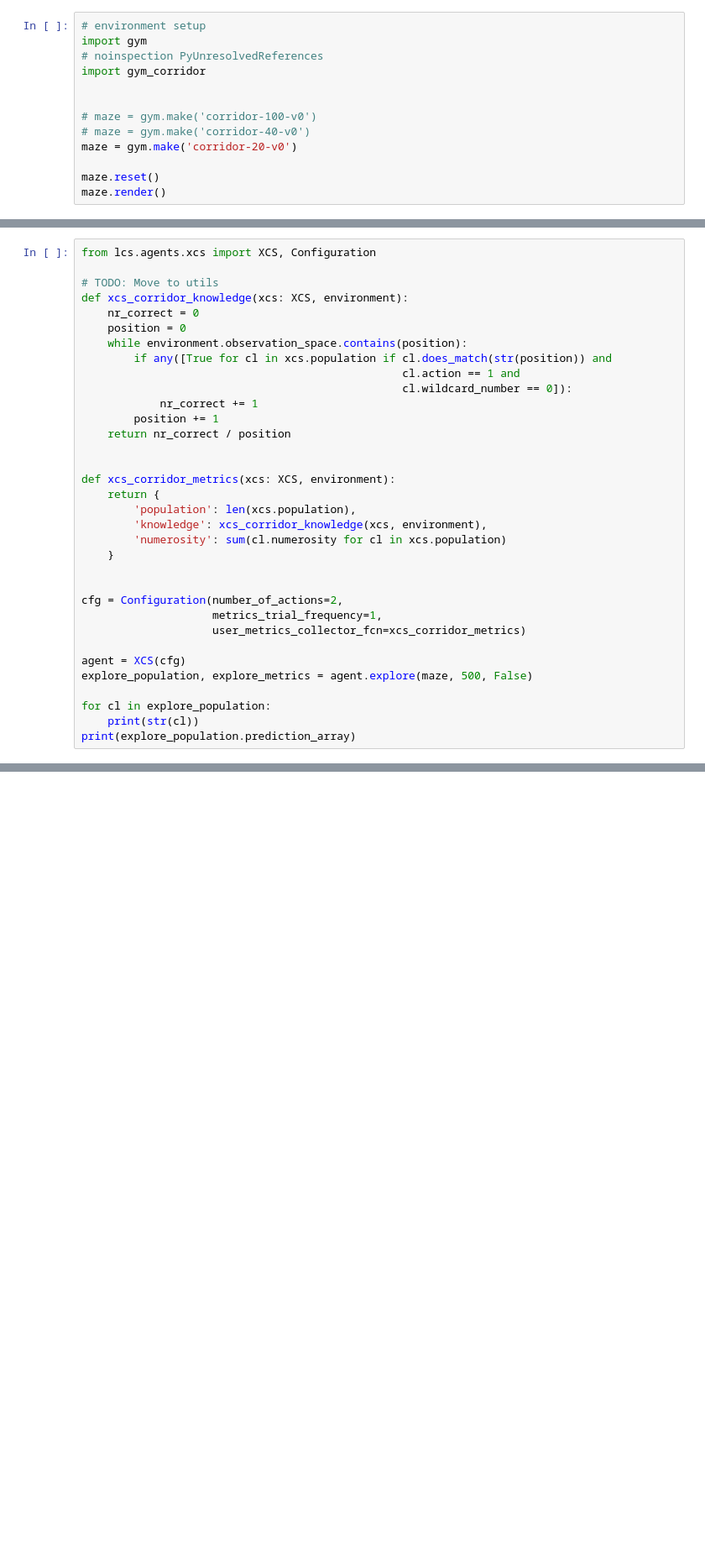
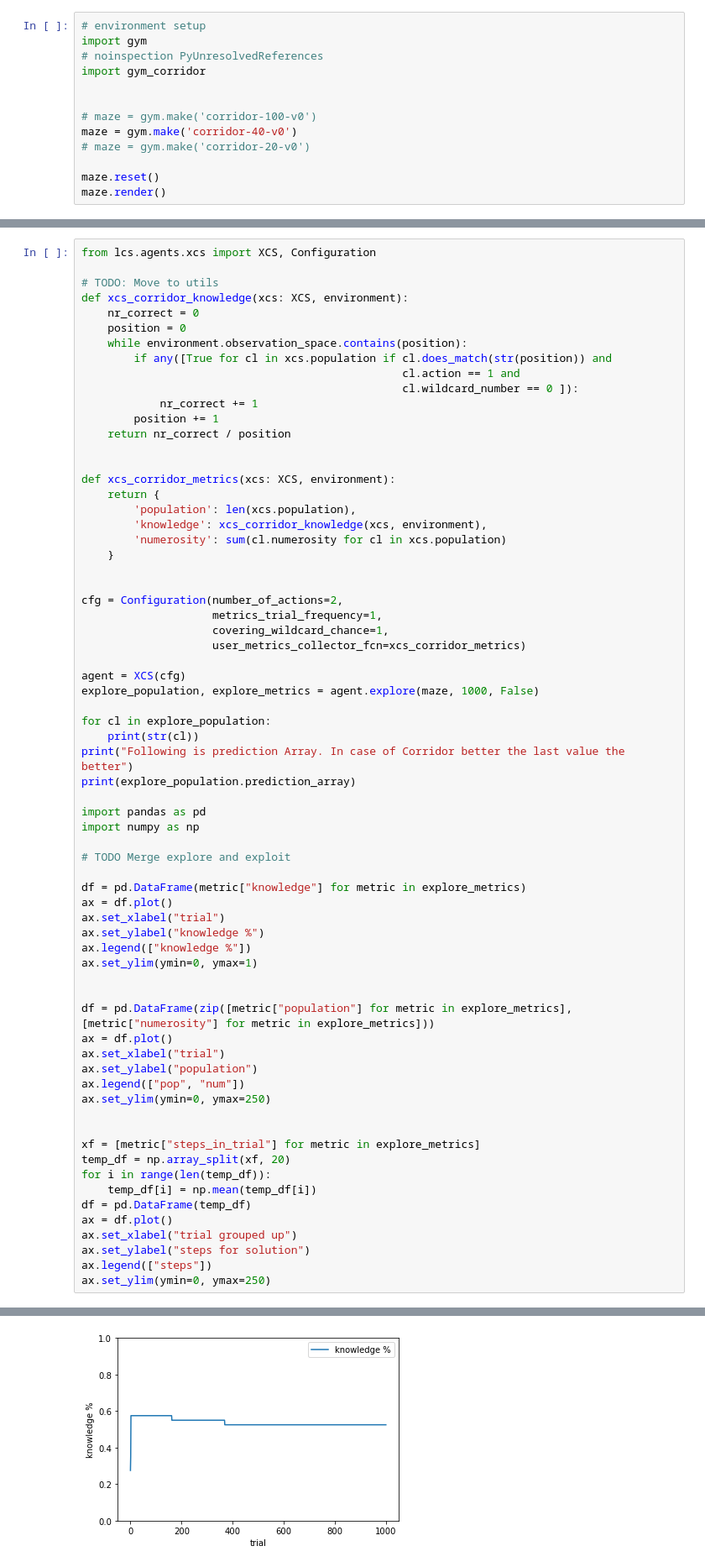
Before and after one commit to ParrotPrediction/pyalcs-experiments, a Jupyter notebook: notebooks/XCS_corridor.ipynb, the cells around one changed output, grey strips where cells are left out. Shown at 84% size. Cells and saved outputs as stored; diff of their text form; blank space fills up the shorter version.

```diff
--- a/notebooks/XCS_corridor.ipynb
+++ b/notebooks/XCS_corridor.ipynb
@@ -11,8 +11,8 @@ import gym_corridor
 
 
 # maze = gym.make('corridor-100-v0')
-# maze = gym.make('corridor-40-v0')
-maze = gym.make('corridor-20-v0')
+maze = gym.make('corridor-40-v0')
+# maze = gym.make('corridor-20-v0')
 
 maze.reset()
 maze.render()
@@ -28,7 +28,7 @@ def xcs_corridor_knowledge(xcs: XCS, environment):
     while environment.observation_space.contains(position):
         if any([True for cl in xcs.population if cl.does_match(str(position)) and
                                                  cl.action == 1 and
-                                                 cl.wildcard_number == 0]):
+                                                 cl.wildcard_number == 0 ]):
             nr_correct += 1
         position += 1
     return nr_correct / position
@@ -44,12 +44,46 @@ def xcs_corridor_metrics(xcs: XCS, environment):
 
 cfg = Configuration(number_of_actions=2,
                     metrics_trial_frequency=1,
+                    covering_wildcard_chance=1,
                     user_metrics_collector_fcn=xcs_corridor_metrics)
 
 agent = XCS(cfg)
-explore_population, explore_metrics = agent.explore(maze, 500, False)
+explore_population, explore_metrics = agent.explore(maze, 1000, False)
 
 for cl in explore_population:
     print(str(cl))
+print("Following is prediction Array. In case of Corridor better the last value the better")
 print(explore_population.prediction_array)
+
+import pandas as pd
+import numpy as np
+
+# TODO Merge explore and exploit
+
+df = pd.DataFrame(metric["knowledge"] for metric in explore_metrics)
+ax = df.plot()
+ax.set_xlabel("trial")
+ax.set_ylabel("knowledge %")
+ax.legend(["knowledge %"])
+ax.set_ylim(ymin=0, ymax=1)
+
+
+df = pd.DataFrame(zip([metric["population"] for metric in explore_metrics], [metric["numerosity"] for metric in explore_metrics]))
+ax = df.plot()
+ax.set_xlabel("trial")
+ax.set_ylabel("population")
+ax.legend(["pop", "num"])
+ax.set_ylim(ymin=0, ymax=250)
+
+
+xf = [metric["steps_in_trial"] for metric in explore_metrics]
+temp_df = np.array_split(xf, 20)
+for i in range(len(temp_df)):
+    temp_df[i] = np.mean(temp_df[i])
+df = pd.DataFrame(temp_df)
+ax = df.plot()
+ax.set_xlabel("trial grouped up")
+ax.set_ylabel("steps for solution")
+ax.legend(["steps"])
+ax.set_ylim(ymin=0, ymax=250)
 # %% [output]
@@ -82,0 +118 @@ Cond:14 - Act:1 - Num:5 [fit: 0.000, exp: 644.00, pred: 168.804]
+[figure, added]
```
Also changed, not shown: parts of 3 cells of this notebook.
